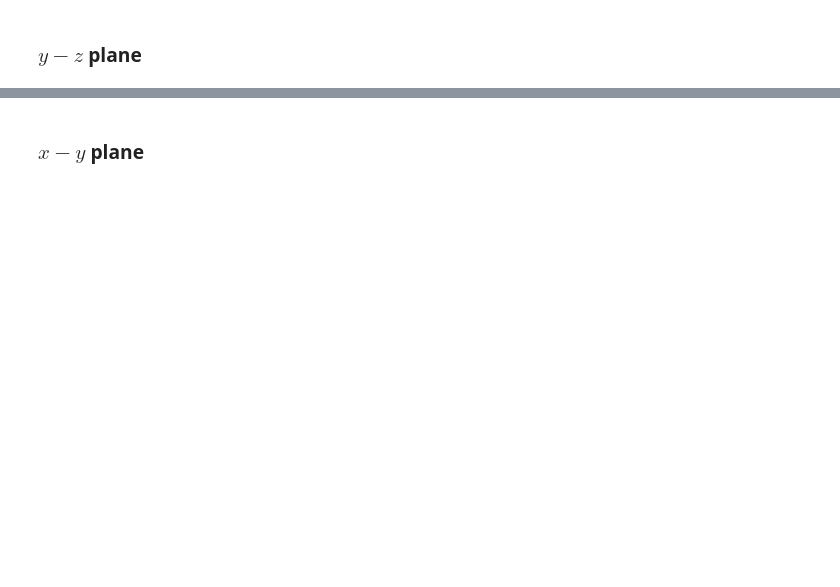
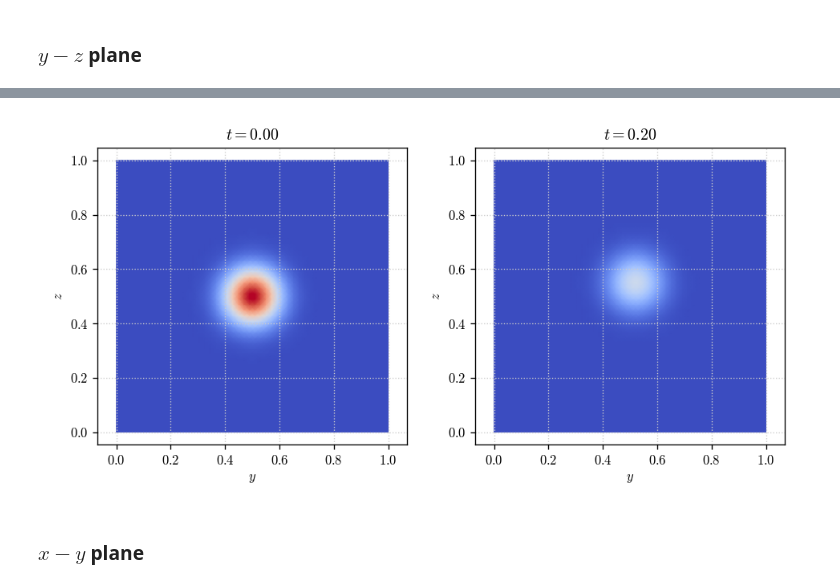
Before and after one commit to rdellamonica/NR-course, a Jupyter notebook: Exercise3.ipynb, the cells around one changed output, grey strips where cells are left out. Drawn from its saved outputs; the diff is of its cells as text; code cells hidden in the pictures; blank space fills up the shorter version.

Commit message:
Fix images on notebook

```diff
--- a/Exercise3.ipynb
+++ b/Exercise3.ipynb
@@ -213,2 +206,31 @@ Here are the resulting animations created with ParaView
+# %%
+plt.close('all')
+
+fig, axs = plt.subplots(1, 2, figsize= (8,4))
+
+t_arr = [0, 10]
+
+cmap = plt.get_cmap('coolwarm')
+
+norm = mpl.colors.Normalize(vmin=np.min(Phi_0), vmax=np.max(Phi_0))
+mappable = mpl.cm.ScalarMappable(norm=norm, cmap=cmap)
+
+for t, ax in zip(t_arr, axs):
+
+    ax.pcolormesh(x, y, Phi_sol.y[:,t].reshape((N,N,N))[N//2, :, :], cmap = cmap, norm = norm, shading = 'gouraud')
+
+    ax.set_xlabel(r'$y$')
+    ax.set_ylabel(r'$z$')
+
+    ax.axis('equal')
+
+    ax.set_xlim(0, 1)
+    ax.set_ylim(0, 1)
+
+    ax.set_title(fr'$t={Phi_sol.t[t]:.2f}$')
+
+fig.tight_layout()
+# %% [output]
+[figure, added]
 # %% [markdown]
 ### $x-y$ plane
```
Also changed, not shown: parts of 7 cells of this notebook.
